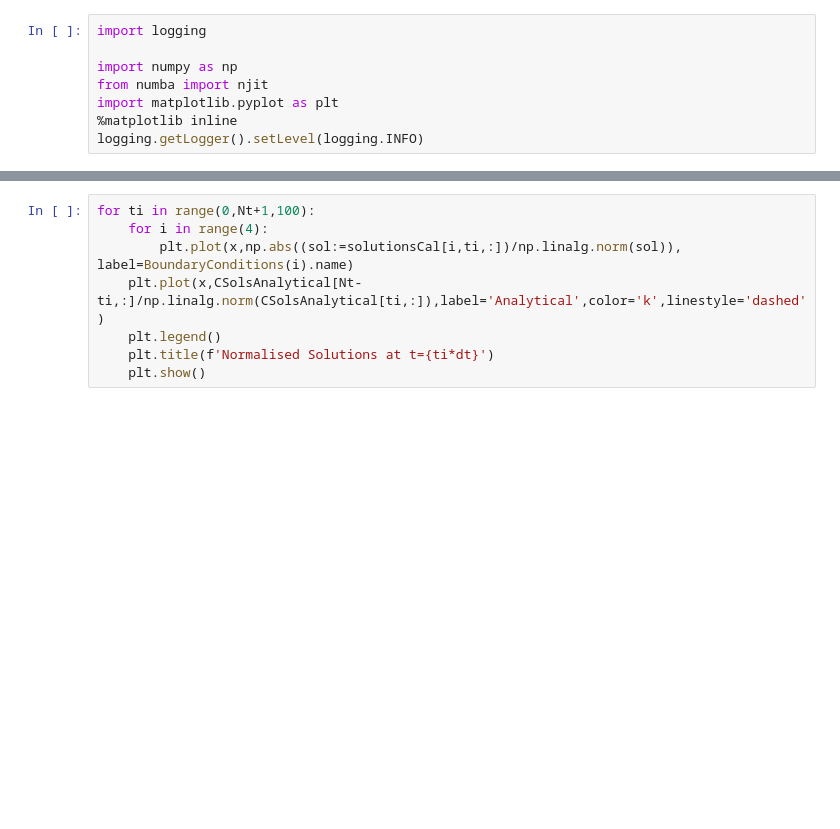
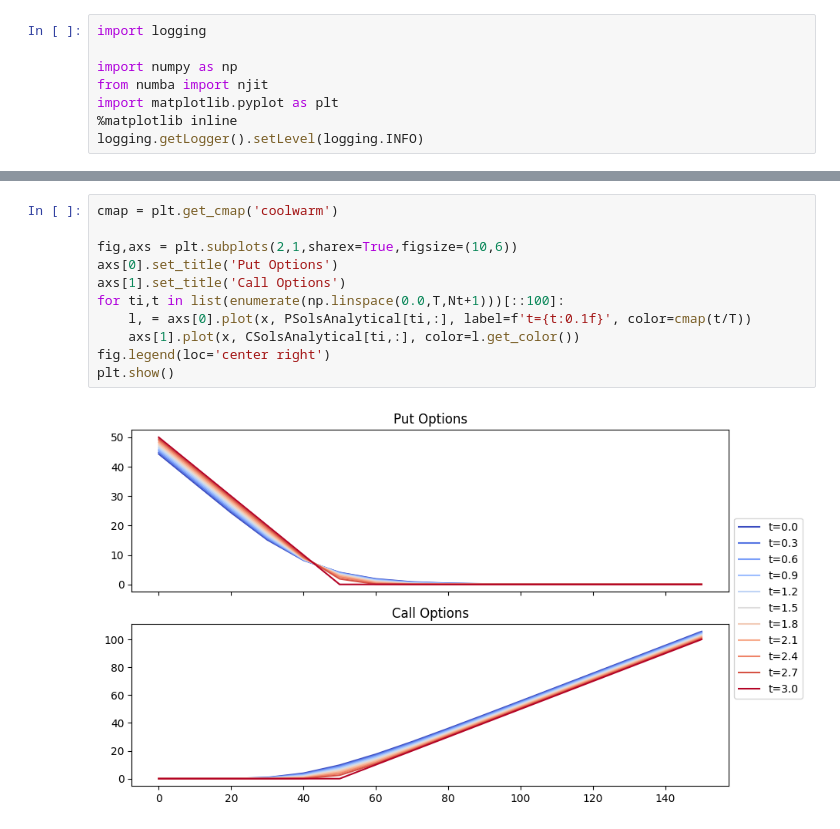
Before and after one commit to KnightShuffler/Quantum-Non-Unitary-Time-Evolution-Public-, a Jupyter notebook: sandbox.ipynb, the cells around one changed output, grey strips where cells are left out. Saved outputs shown, nothing was run; the diff lists cells and outputs as text; blank space fills up the shorter version.

```diff
--- a/sandbox.ipynb
+++ b/sandbox.ipynb
@@ -199,8 +254,13 @@ for ti in range(0,Nt+1,100):
-# %%
-for ti in range(0,Nt+1,100):
-    for i in range(4):
-        plt.plot(x,np.abs((sol:=solutionsCal[i,ti,:])/np.linalg.norm(sol)), label=BoundaryConditions(i).name)
-    plt.plot(x,CSolsAnalytical[Nt-ti,:]/np.linalg.norm(CSolsAnalytical[ti,:]),label='Analytical',color='k',linestyle='dashed')
-    plt.legend()
-    plt.title(f'Normalised Solutions at t={ti*dt}')
-    plt.show()
+# %%
+cmap = plt.get_cmap('coolwarm')
+
+fig,axs = plt.subplots(2,1,sharex=True,figsize=(10,6))
+axs[0].set_title('Put Options')
+axs[1].set_title('Call Options')
+for ti,t in list(enumerate(np.linspace(0.0,T,Nt+1)))[::100]:
+    l, = axs[0].plot(x, PSolsAnalytical[ti,:], label=f't={t:0.1f}', color=cmap(t/T))
+    axs[1].plot(x, CSolsAnalytical[ti,:], color=l.get_color())
+fig.legend(loc='center right')
+plt.show()
+# %% [output]
+[figure, added]
```
Also changed, not shown: parts of 11 cells of this notebook.
